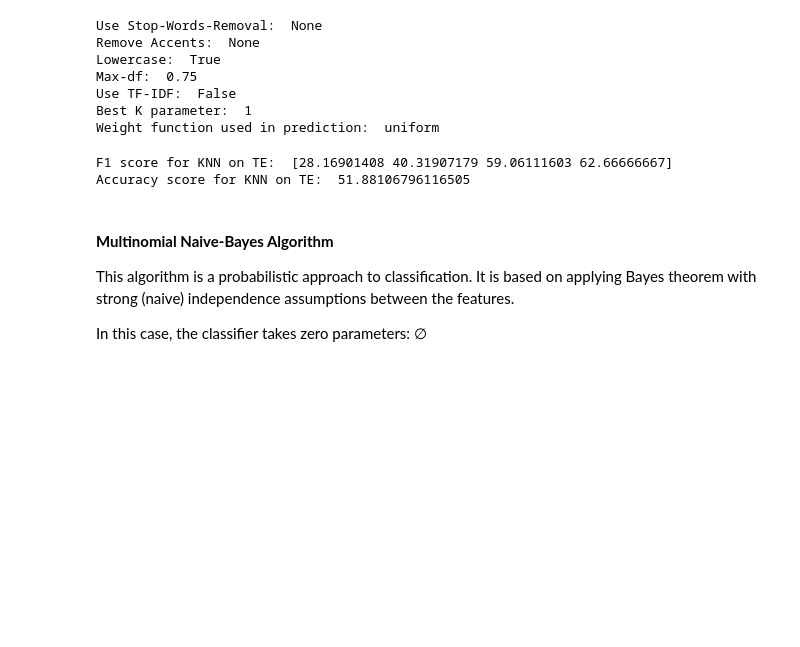
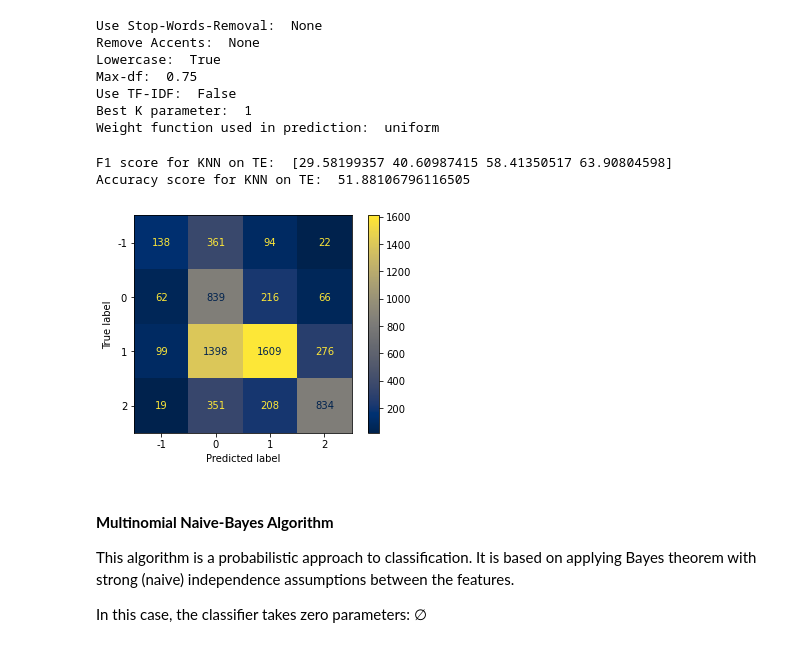
Before and after one commit to ElephanZ/Climate-Change-Classifier, a Jupyter notebook: paper.ipynb, the cells around one changed output. Cells and saved outputs as stored; diff of their text form; code cells hidden in the pictures; blank space fills up the shorter version.

```diff
--- a/paper.ipynb
+++ b/paper.ipynb
@@ -332,24 +340,27 @@ Weight function used in prediction:  uniform
 # %%
 knn_classifier = Pipeline([
     ('vect', CountVectorizer(
         stop_words=knn_gs.best_params_['vect__stop_words'],
         strip_accents=knn_gs.best_params_['vect__strip_accents'],
         lowercase=knn_gs.best_params_['vect__lowercase'],
         max_df=knn_gs.best_params_['vect__max_df'],
         preprocessor=preProc,
     )),
     ('tfidf', TfidfTransformer(use_idf=knn_gs.best_params_['tfidf__use_idf'])),
     ('clf', KNeighborsClassifier(n_neighbors=knn_gs.best_params_['clf__n_neighbors'], weights=knn_gs.best_params_['clf__weights']))
 ])
 
 knn_classifier.fit(x_tr, y_tr)
 knn_predict = knn_classifier.predict(x_te)
 
+ConfusionMatrixDisplay.from_predictions(y_te, knn_predict, cmap=plt.cm.cividis)
+
 print('F1 score for KNN on TE: ', f1_score(y_te, knn_predict, average=None) * 100)
 print('Accuracy score for KNN on TE: ', accuracy_score(y_te, knn_predict) * 100)
 # %% [output]
-F1 score for KNN on TE:  [28.16901408 40.31907179 59.06111603 62.66666667]
+F1 score for KNN on TE:  [29.58199357 40.60987415 58.41350517 63.90804598]
 Accuracy score for KNN on TE:  51.88106796116505
+[figure, added]
 # %% [markdown]
 #### **Multinomial Naive-Bayes Algorithm**
 
```
Also changed, not shown: parts of 14 cells of this notebook.
